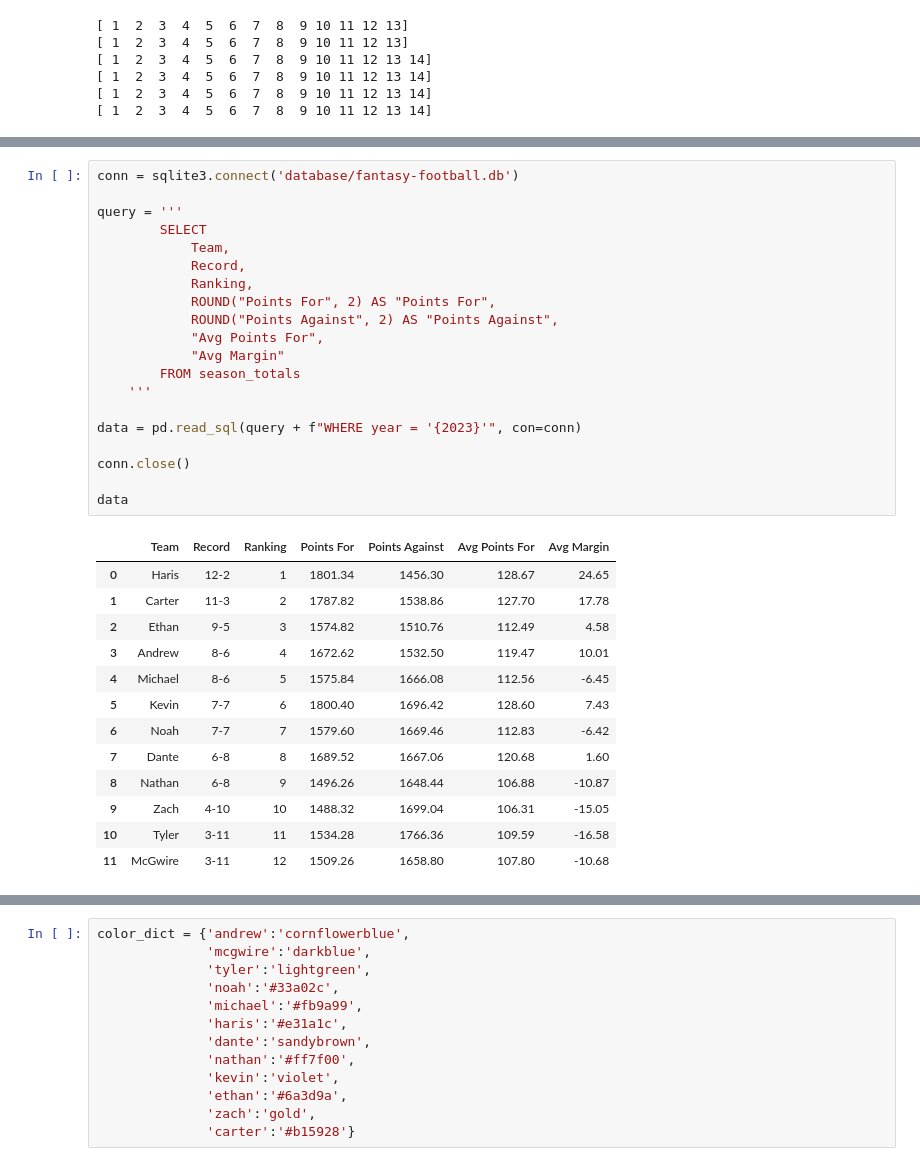
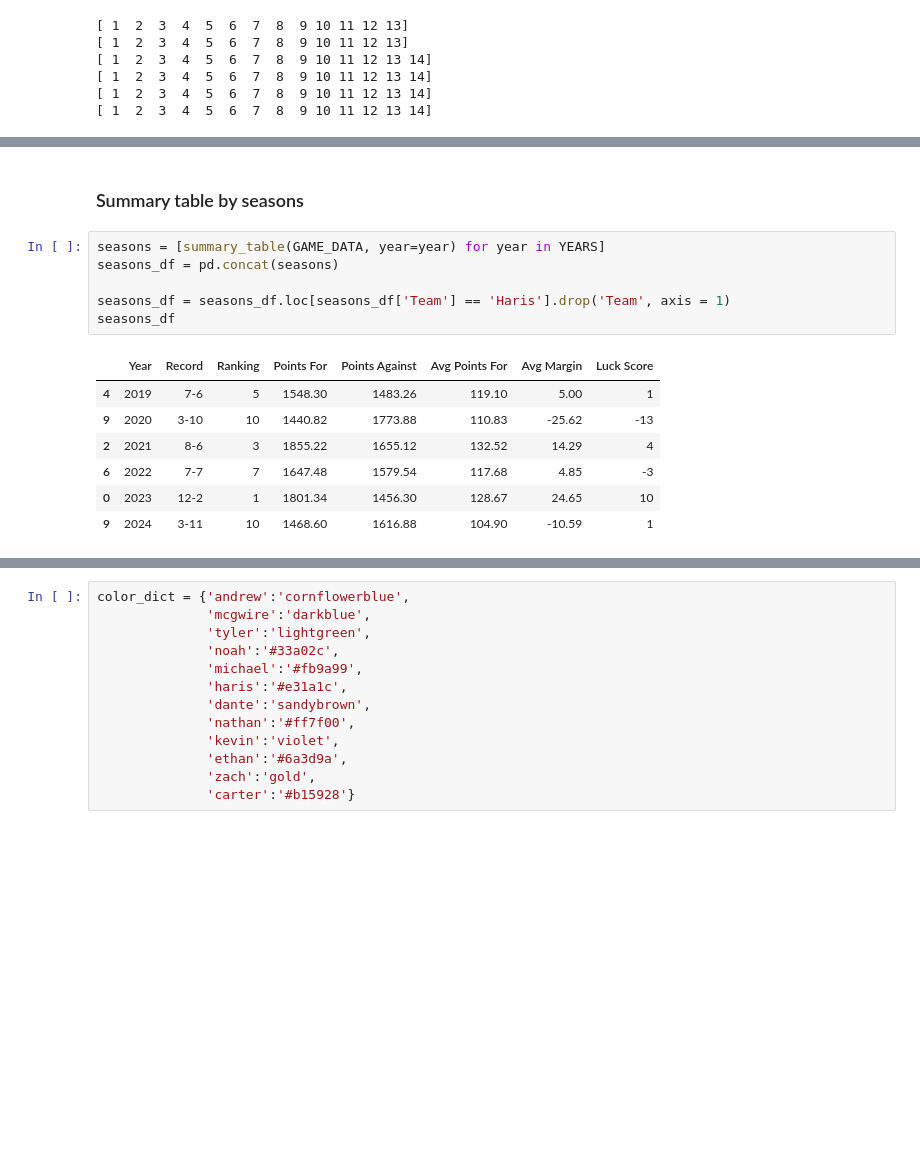
Before and after one commit to serdarevichar8/fantasy-football-website, a Jupyter notebook: fantasy-football-data.ipynb, the cells around one changed output, grey strips where cells are left out. Cells and saved outputs as stored; diff of their text form; blank space fills up the shorter version.

```diff
--- a/fantasy-football-data.ipynb
+++ b/fantasy-football-data.ipynb
@@ -493,34 +514,16 @@ pd.DataFrame(data, columns=['Season','Team','Record','Points For','Points Agains
-# %%
-conn = sqlite3.connect('database/fantasy-football.db')
-
-query = '''
-        SELECT
-            Team,
-            Record,
-            Ranking,
-            ROUND("Points For", 2) AS "Points For",
-            ROUND("Points Against", 2) AS "Points Against",
-            "Avg Points For",
-            "Avg Margin"
-        FROM season_totals
-    '''
-
-data = pd.read_sql(query + f"WHERE year = '{2023}'", con=conn)
-
-conn.close()
-
-data
-# %% [output]
-|  | Team | Record | Ranking | Points For | Points Against | Avg Points For | Avg Margin |
-| 0 | Haris | 12-2 | 1 | 1801.34 | 1456.30 | 128.67 | 24.65 |
-| 1 | Carter | 11-3 | 2 | 1787.82 | 1538.86 | 127.70 | 17.78 |
-| 2 | Ethan | 9-5 | 3 | 1574.82 | 1510.76 | 112.49 | 4.58 |
-| 3 | Andrew | 8-6 | 4 | 1672.62 | 1532.50 | 119.47 | 10.01 |
-| 4 | Michael | 8-6 | 5 | 1575.84 | 1666.08 | 112.56 | -6.45 |
-| 5 | Kevin | 7-7 | 6 | 1800.40 | 1696.42 | 128.60 | 7.43 |
-| 6 | Noah | 7-7 | 7 | 1579.60 | 1669.46 | 112.83 | -6.42 |
-| 7 | Dante | 6-8 | 8 | 1689.52 | 1667.06 | 120.68 | 1.60 |
-| 8 | Nathan | 6-8 | 9 | 1496.26 | 1648.44 | 106.88 | -10.87 |
-| 9 | Zach | 4-10 | 10 | 1488.32 | 1699.04 | 106.31 | -15.05 |
-| 10 | Tyler | 3-11 | 11 | 1534.28 | 1766.36 | 109.59 | -16.58 |
-| 11 | McGwire | 3-11 | 12 | 1509.26 | 1658.80 | 107.80 | -10.68 |
+# %% [markdown]
+### Summary table by seasons
+# %%
+seasons = [summary_table(GAME_DATA, year=year) for year in YEARS]
+seasons_df = pd.concat(seasons)
+
+seasons_df = seasons_df.loc[seasons_df['Team'] == 'Haris'].drop('Team', axis = 1)
+seasons_df
+# %% [output]
+|  | Year | Record | Ranking | Points For | Points Against | Avg Points For | Avg Margin | Luck Score |
+| 4 | 2019 | 7-6 | 5 | 1548.30 | 1483.26 | 119.10 | 5.00 | 1 |
+| 9 | 2020 | 3-10 | 10 | 1440.82 | 1773.88 | 110.83 | -25.62 | -13 |
+| 2 | 2021 | 8-6 | 3 | 1855.22 | 1655.12 | 132.52 | 14.29 | 4 |
+| 6 | 2022 | 7-7 | 7 | 1647.48 | 1579.54 | 117.68 | 4.85 | -3 |
+| 0 | 2023 | 12-2 | 1 | 1801.34 | 1456.30 | 128.67 | 24.65 | 10 |
+| 9 | 2024 | 3-11 | 10 | 1468.60 | 1616.88 | 104.90 | -10.59 | 1 |
```
Also changed, not shown: parts of 11 cells of this notebook, 48 other files.
